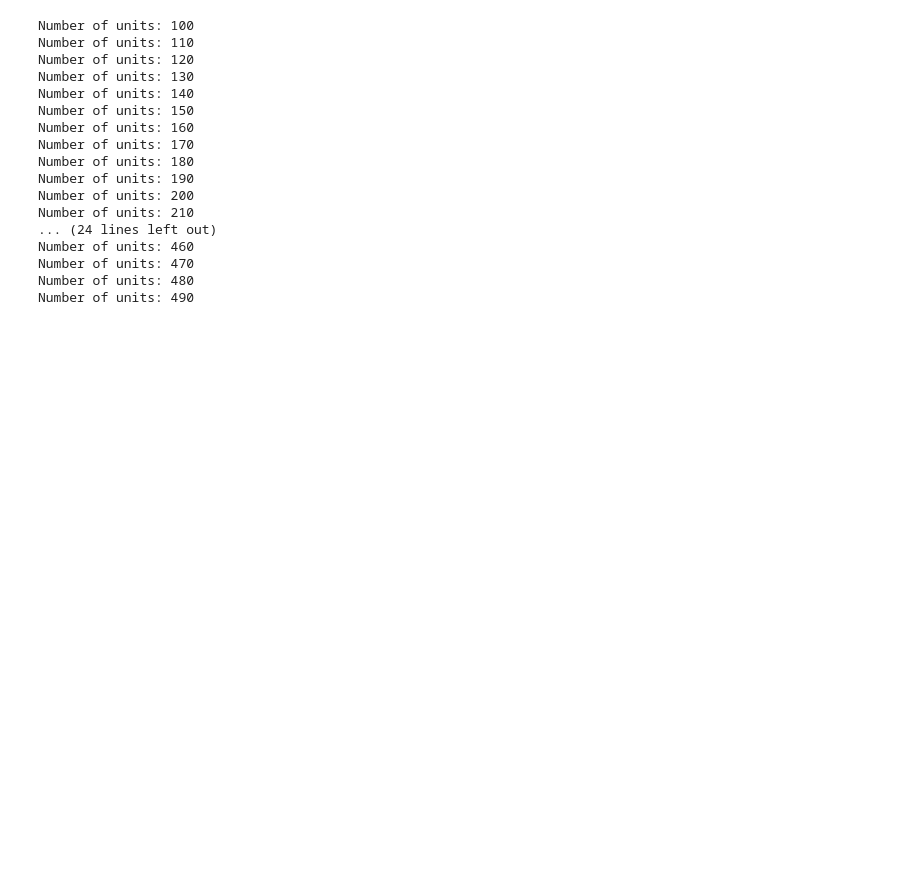
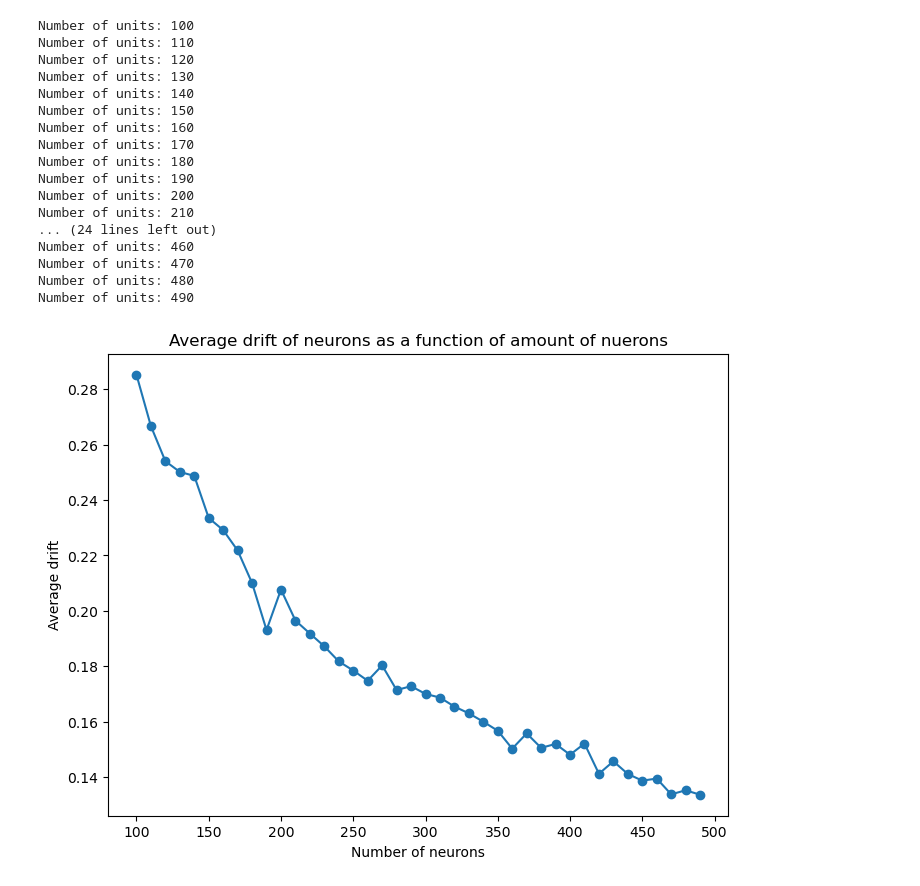
Before and after one commit to Kennethm-spec/Exploring-the-Limits-of-Lazy-Training-in-Neural-Networks, a Jupyter notebook: two_layer.ipynb, the cells around one changed output. Saved outputs shown, nothing was run; the diff lists cells and outputs as text; code cells hidden in the pictures; blank space fills up the shorter version.

```diff
--- a/two_layer.ipynb
+++ b/two_layer.ipynb
@@ -118,21 +118,19 @@ for i in range(len(unit_range)):
 # %%
 import matplotlib.pyplot as plt
 
 # set the size of the figure
 fig, ax = plt.subplots(figsize = (8, 6))
 
 # create the plot
 ax.plot(unit_range, diff_avg, linestyle = '-', marker = 'o')
 
 # set the title and axis labels
 ax.set_title('Average drift of neurons as a function of amount of nuerons')
 ax.set_xlabel('Number of neurons')
 ax.set_ylabel('Average drift')
-ax.set_ylim([0, 2.5])
-ax.set_xlim([100, 1000])
 
-# plot line of best fit
-ax.plot(unit_range, line_of_best_fit, linestyle = '--', color = 'red')
 
 # display the plot
 plt.show()
+# %% [output]
+[figure, added]
```
